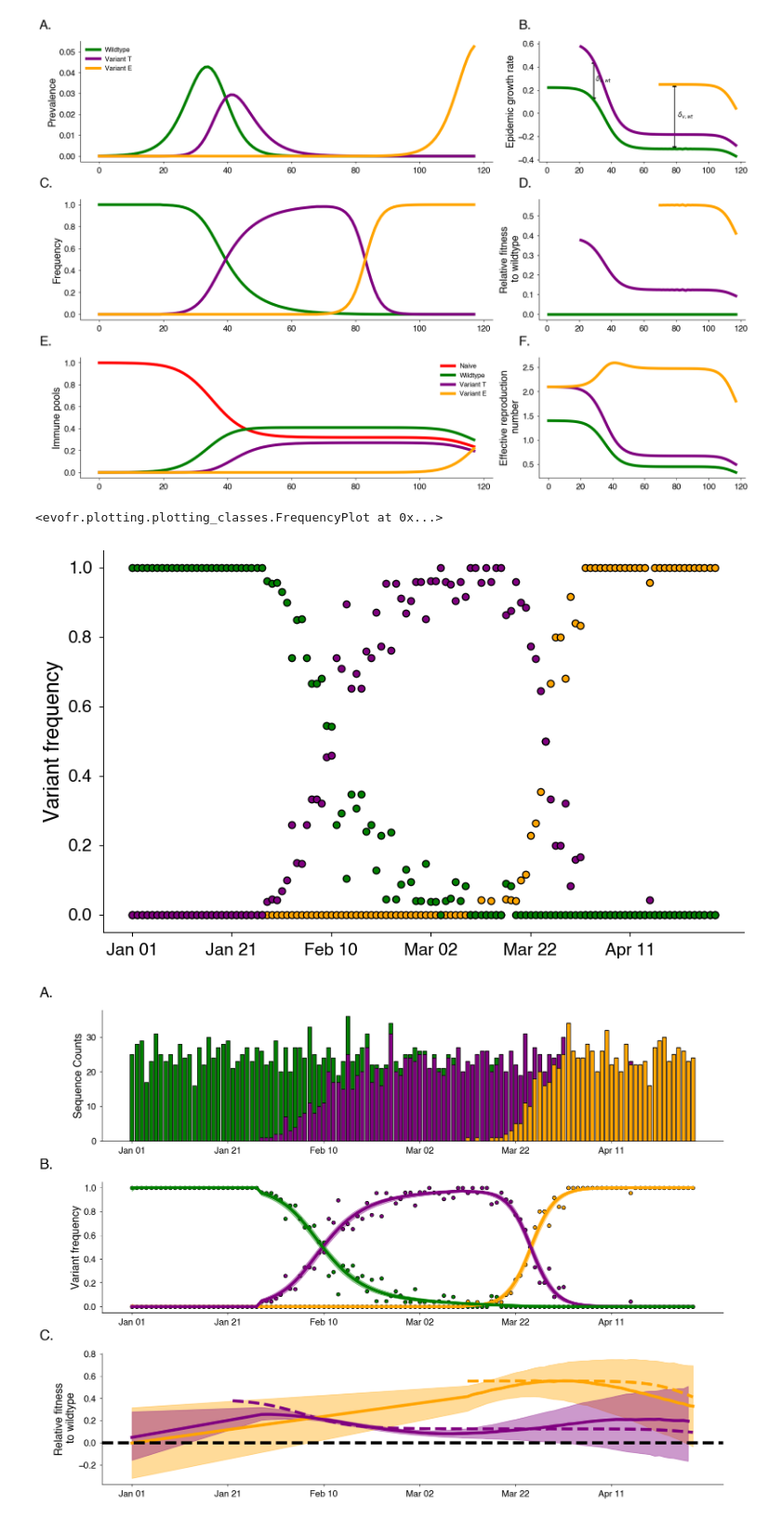
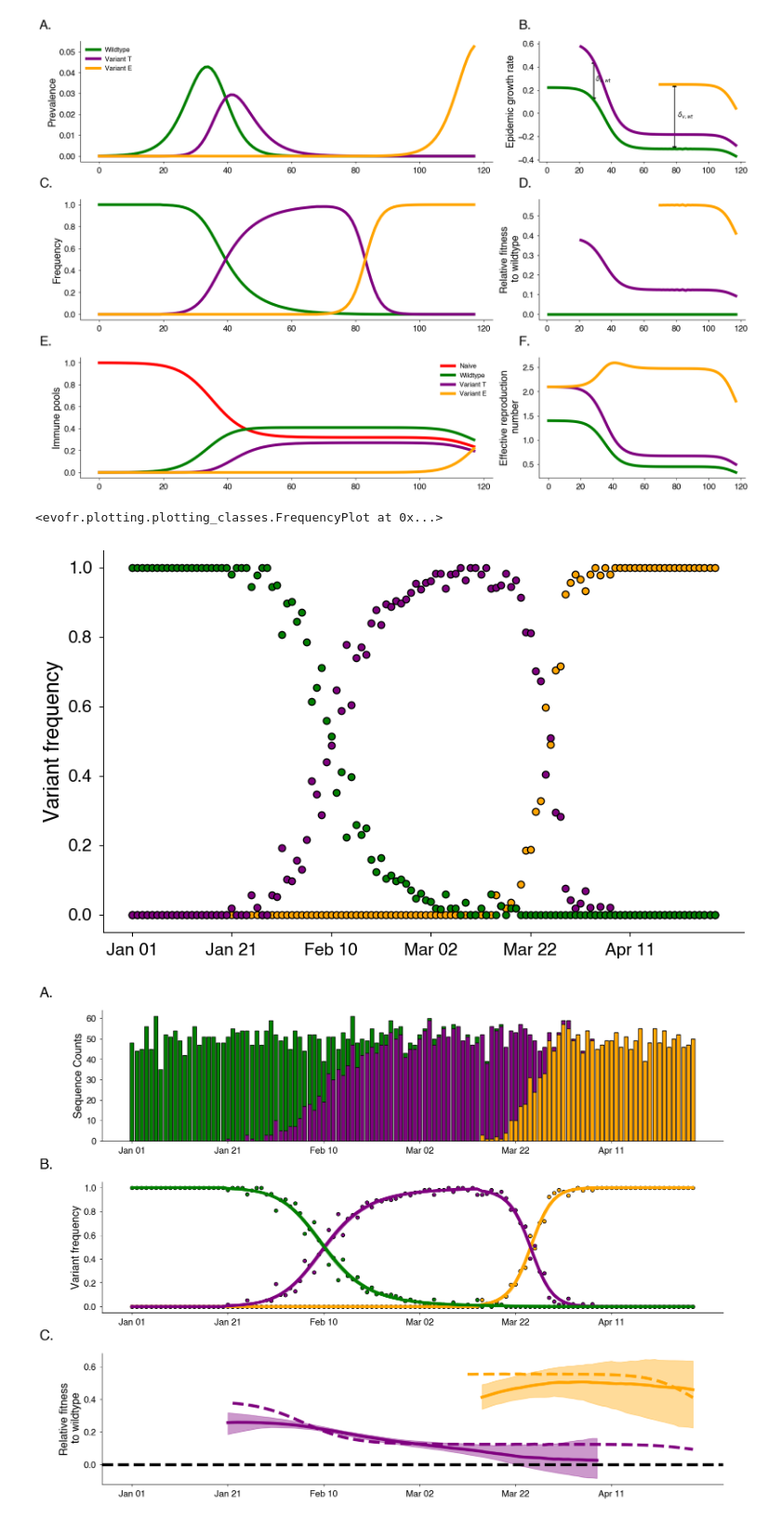
Before and after one commit to blab/relative-fitness-mechanisms, a Jupyter notebook: notebooks/OverviewFigure_GP_Figure.ipynb, the cells around one changed output. Shown: that part at 93% size. Drawn from its saved outputs; the diff is of its cells as text; code cells hidden in the pictures.

Commit message:
Updating figures with HSGP

```diff
--- a/notebooks/OverviewFigure_GP_Figure.ipynb
+++ b/notebooks/OverviewFigure_GP_Figure.ipynb
@@ -58,7 +58,7 @@ S, I_wt, I_ve,  I_vt = Y[:,0], Y[:, 1], Y[:, 2], Y[:, 3]
 phi_wt, phi_ve, phi_vt  = Y[:, 4], Y[:, 5], Y[:,6]
 Inc_wt, Inc_ve, Inc_vt = Y[:, 7], Y[:, 8], Y[:, 9]
 # %%
-PRES_PATH = "../notebooks/figures/"
+PRES_PATH = "../manuscript/figures/"
 # %%
 # Show prevalance, epidemic growth rate
 WT_COLOR, VART_COLOR, VARE_COLOR = "green", "purple", "orange"
@@ -182,7 +182,7 @@ freqs = np.vstack((I_vt, I_ve, I_wt)).T
 freqs = freqs / freqs.sum(axis=-1)[:, None]
 
 np.random.seed(14)
-Ns = np.ones(freqs.shape[0]) * 50 # Number of sequences per day
+Ns = np.ones(freqs.shape[0]) * 100 # Number of sequences per day
 Ns = np.random.binomial(Ns.astype(int), p=0.5)
 variant_counts = simulate_variant_counts(freqs, Ns)
 # %%
@@ -195,7 +195,7 @@ from evofr.plotting import FrequencyPlot, TimeVaryingPlot
 FrequencyPlot(data=var_freq, color_map=COLOR_MAP).plot(posterior=False)
 # %% [output]
 <evofr.plotting.plotting_classes.FrequencyPlot at 0x...>
-[figure, old version]
+[figure, new version]
 # %%
 from relative_fitness_gp import RelativeFitnessGP, SquaredExpCov
 model = ef.MultinomialLogisticRegression(tau=1.0)
@@ -207,3 +207,23 @@ posterior = inference_method.fit(model, data=var_freq)
+# %%
+from relative_fitness_hsgp import RelativeFitnessHSGP, SquaredExponential, Matern
+import numpyro.distributions as dist
+
+model = ef.MultinomialLogisticRegression(tau=1.0)
+hsgp_mat = Matern(
+    L=250,
+    num_basis=35,
+    rho = dist.HalfNormal(15),
+    alpha = dist.HalfNormal(0.1),
+    nu=5/2)
+hsgp_sq = SquaredExponential(
+    L=180,
+    num_basis=45,
+    rho = dist.HalfNormal(15),
+    alpha = dist.HalfNormal(1e-2))
+model = RelativeFitnessHSGP(hsgp_mat) # Do I need to add intercepts?
+inference_method = ef.InferNUTS(num_samples=500, num_warmup=1000)
+
+posterior = inference_method.fit(model, data=var_freq)
 # %%
 from evofr.plotting import add_dates_sep, prep_posterior_for_plot, plot_posterior_time
 fig = plt.figure(figsize=(16., 12.), constrained_layout=True)
@@ -238,36 +258,36 @@ ax_relfit = fig.add_subplot(spec[2], sharex=ax_freq)
 ax_relfit.plot(delta_vt, color=VART_COLOR, label=VART_LABEL + "truth", linestyle = "--")
 ax_relfit.plot(delta_ve, color=VARE_COLOR, label=VARE_LABEL + "truth", linestyle = "--")
 
 add_dates_sep(ax_relfit, var_freq.dates, sep=20)
 ax_relfit.set_ylabel("Relative fitness\n to wildtype")
 
 ## Add posterior estimate
 _, n_times, _ = posterior.samples["delta"].shape
 
-def plot_delta(ax, samples, ps, alphas, colors, forecast=False, plot_neutral_line=True, thres=1/20000):
+def plot_delta(ax, samples, ps, alphas, colors, forecast=False, plot_neutral_line=True, thres=1/1000):
     t, med, quants = prep_posterior_for_plot(
         "delta", samples, ps, forecast=forecast
     )
      # Plot only variants at high enough frequency
     _, freq_median, _ = prep_posterior_for_plot(
         "freq", samples, ps, forecast=forecast
     )
     included = freq_median > thres
     plot_posterior_time(ax, t, med, quants, alphas, colors, included=included)
     return None
 
 plot_delta(ax_relfit, posterior.samples, ps=[0.8], alphas=[0.4], colors=[COLOR_MAP[c] for c in var_freq.var_names])
 ax_relfit.axhline(y=0.0, color="k", linestyle="--")
 
 axes = [ax_data, ax_freq, ax_relfit]
 ax_labels = string.ascii_uppercase
 
 for ax, ax_label in zip(axes, ax_labels):
     ax.text(-0.1, 1.1, ax_label + ".", transform=ax.transAxes, size=24, weight='bold')
 
-#fig.savefig(PRES_PATH + "gp_example.png")
+fig.savefig(PRES_PATH + "gp_example.png")
 # %% [output]
-[figure, old version]
+[figure, new version]
 # %%
 # Figure 3: Time to x% for each variant based on mechanisms / immune pools. (Think invasion analysis)
 
```
Also changed, not shown: parts of 1 cell of this notebook, 1 other file.
